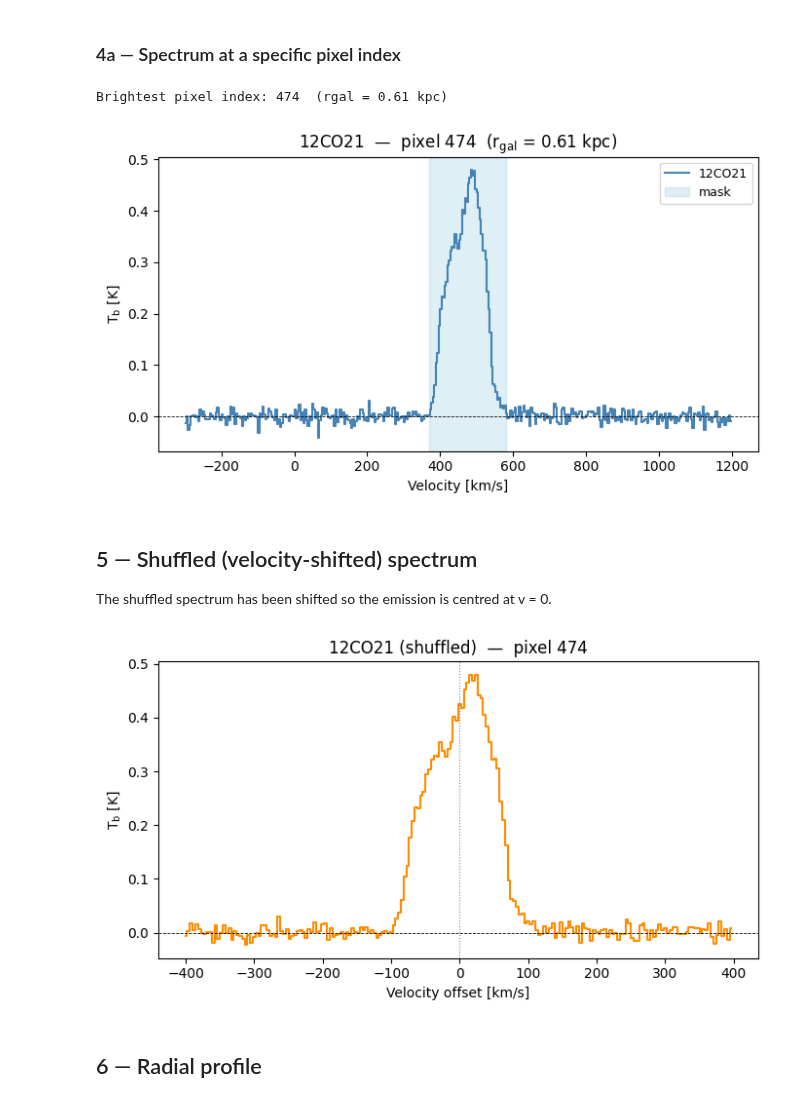
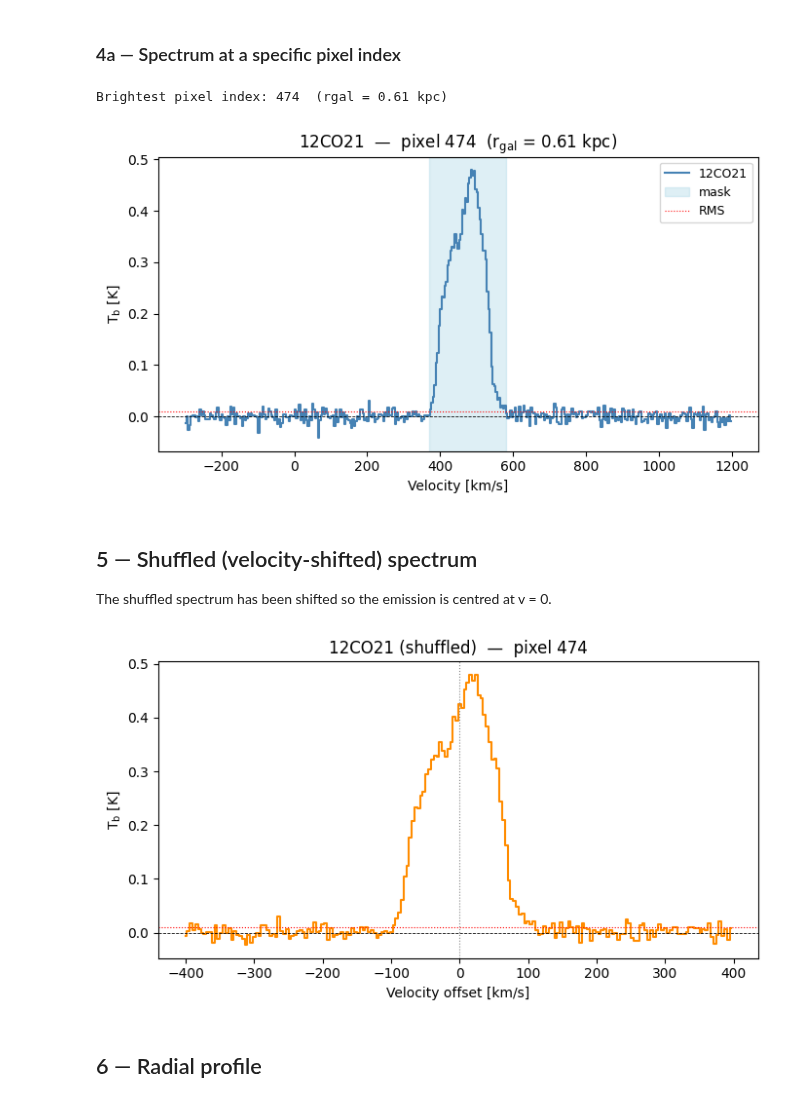
Before and after one commit to PhangsTeam/astro-HexMaps, a Jupyter notebook: analysis/pystructure_example.ipynb, the cells around one changed output. Cells and saved outputs as stored; diff of their text form; code cells hidden in the pictures.

```diff
--- a/analysis/pystructure_example.ipynb
+++ b/analysis/pystructure_example.ipynb
@@ -18,7 +18,7 @@ from pystructureAnalysis import pystructureAnalysis
 # -----------------------------------------------------------------
 # USER SETTING: path to your .ecsv output file
 # -----------------------------------------------------------------
-ECSV_FILE = "../output/ngc5194_data_struct_27as_2026_06_22.ecsv"
+ECSV_FILE = "../output/ngc5194_hexmaps_27p0as_2026_06_24.ecsv"
 
 ps = pystructureAnalysis(ECSV_FILE)
 print(ps)
@@ -103,13 +103,13 @@ ps.quickplot_spectrum(line, show_mask=True)
 # %%
 # Pick any index, e.g. a pixel with strong emission
 mom0 = ps.get_mom0(line)
 bright_idx = int(np.nanargmax(mom0))
 print(f"Brightest pixel index: {bright_idx}  (rgal = {ps.rgal[bright_idx]:.2f} kpc)")
 
-ps.quickplot_spectrum(line, idx=bright_idx, show_mask=True)
+ps.quickplot_spectrum(line, idx=bright_idx, show_mask=True, show_rms=True)
 # %% [output]
 Brightest pixel index: 474  (rgal = 0.61 kpc)
-[figure, old version]
+[figure, new version]
 # %% [markdown]
 ## 5 — Shuffled (velocity-shifted) spectrum
 
@@ -117,7 +117,7 @@ The shuffled spectrum has been shifted so the emission is centred at v = 0.
 # %%
 ps.quickplot_shuffled_spectrum(line, idx=bright_idx)
 # %% [output]
-[figure, old version]
+[figure, new version]
 # %% [markdown]
 ## 6 — Radial profile
 # %%
```
Also changed, not shown: parts of 4 cells of this notebook, 2 other files.
